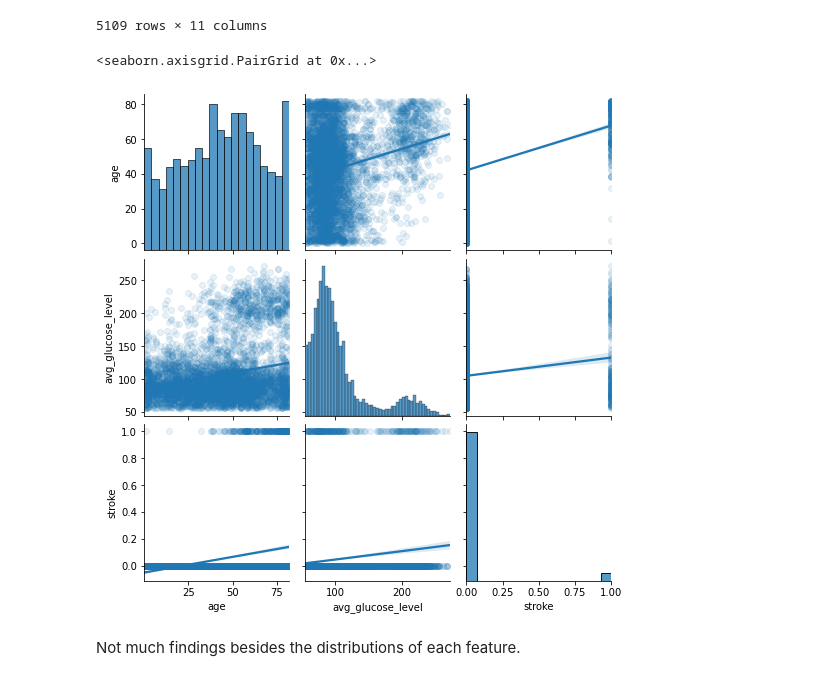
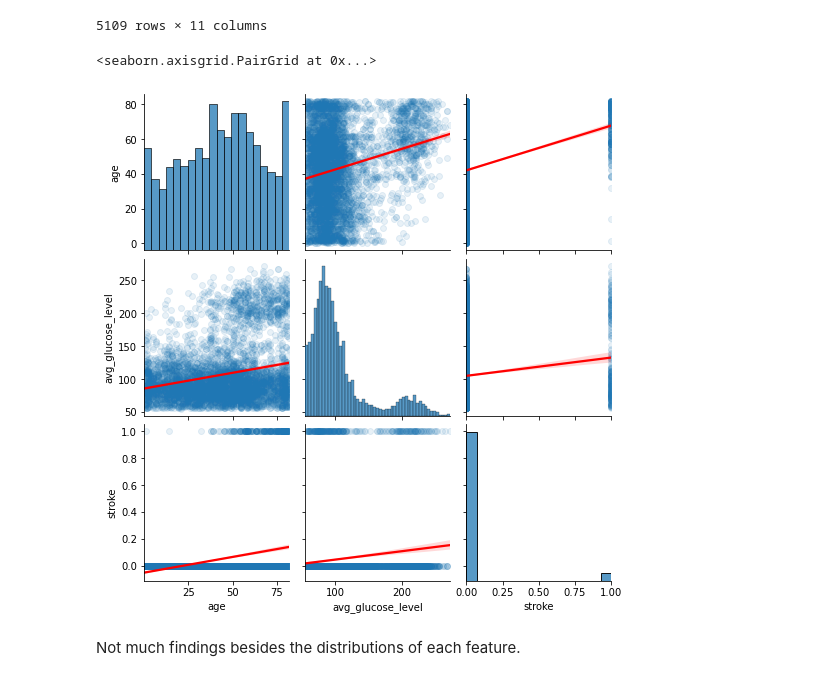
Before and after one commit to jasonarikupurathu/stroke-predictions, a Jupyter notebook: Data-Cleaning-Notebook.ipynb, the cells around one changed output. Saved outputs shown, nothing was run; the diff lists cells and outputs as text; code cells hidden in the pictures.

```diff
--- a/Data-Cleaning-Notebook.ipynb
+++ b/Data-Cleaning-Notebook.ipynb
@@ -306,10 +306,10 @@ df
 | 5109 | Female | 44.0 | 0 | 0 | Yes | Govt_job | Urban | ... |
 5109 rows × 11 columns
 # %%
-sns.pairplot(df[['age', 'avg_glucose_level', 'stroke']],kind='reg',plot_kws={'scatter_kws': {'alpha': 0.1}} )
+sns.pairplot(df[['age', 'avg_glucose_level', 'stroke']],kind='reg',plot_kws={'line_kws':{'color':'red'}, 'scatter_kws': {'alpha': 0.1}} )
 # %% [output]
 <seaborn.axisgrid.PairGrid at 0x...>
-[figure, old version]
+[figure, new version]
 # %% [markdown]
 Not much findings besides the distributions of each feature.
 # %%
```
Also changed, not shown: parts of 9 cells of this notebook.
